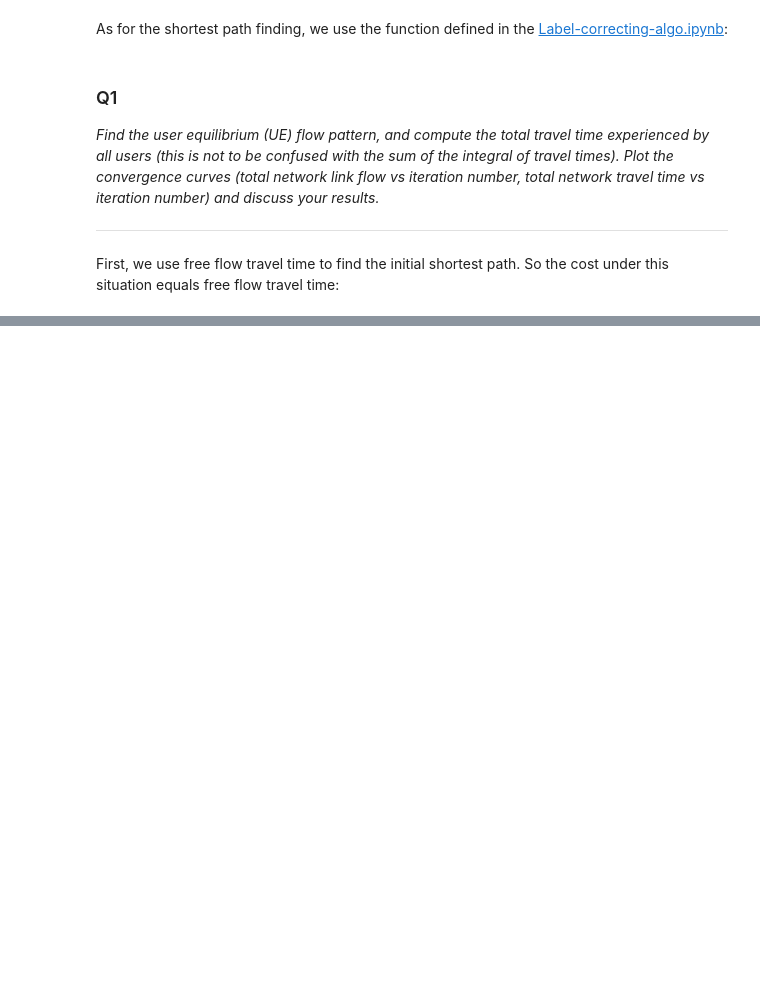
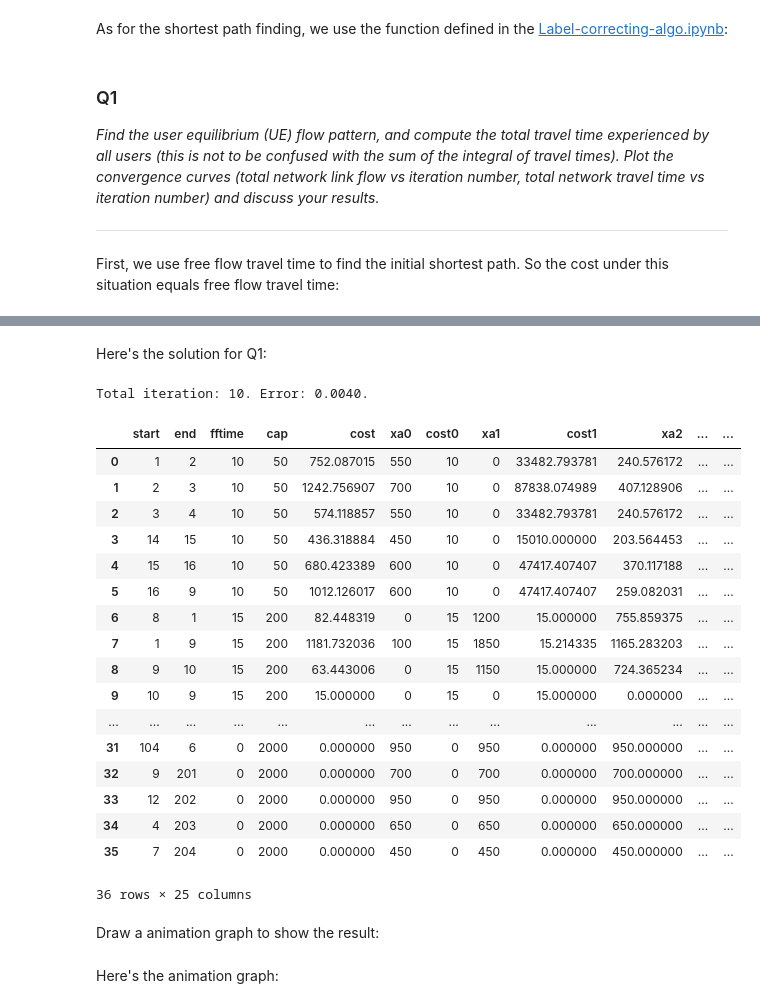
Before and after one commit to wklchris/Reports, a Jupyter notebook: Frank-Wolfe-algo.ipynb, the cells around one changed output, grey strips where cells are left out. Drawn from its saved outputs; the diff is of its cells as text; code cells hidden in the pictures; blank space fills up the shorter version.

```diff
--- a/Frank-Wolfe-algo.ipynb
+++ b/Frank-Wolfe-algo.ipynb
@@ -221,0 +254,9 @@ And we need another function to do the AON assignment to the network, i.e. assig
+# %%
+def ue_coef(df, d, xa_idx_str, alpha=0.15):
+    p4 = alpha * sum(np.multiply(df.fftime, np.divide(d ** 5, (0.9 * df.cap) ** 4)))
+    p3 = alpha * 4 * sum(np.multiply(df.fftime, np.divide(np.multiply(df[xa_idx_str], d ** 4), (0.9 * df.cap) ** 4)))
+    p2 = alpha * 6 * sum(np.multiply(df.fftime, np.divide(np.multiply(df[xa_idx_str] ** 2, d ** 3), (0.9 * df.cap) ** 4)))
+    p1 = alpha * 4 * sum(np.multiply(df.fftime, np.divide(np.multiply(df[xa_idx_str] ** 3, d ** 2), (0.9 * df.cap) ** 4)))
+    p0 = sum(alpha * np.multiply(df.fftime, np.divide(np.multiply(d, df[xa_idx_str] ** 4), (0.9 * df.cap) ** 4)) + np.multiply(df.fftime, d))
+
+    return [p0, p1, p2, p3, p4]
@@ -225,11 +268,12 @@ def frank_wolfe(x, OD_arr, thre=1, alpha=0.15):
     des_lst = OD_arr.columns
     err = thre + 1
     iters = 0
+    x.cost = x.fftime  # Double-check for s.p. algo
 
     while (err > thre):
-        iters += 1
         new_col = "xa{}".format(iters)
         x[new_col] = 0
+        x["cost{}".format(iters)] = 0
 
         # AON assignment
         for i in range(len(ori_lst)):
@@ -243,21 +287,14 @@ def frank_wolfe(x, OD_arr, thre=1, alpha=0.15):
                     front_node = splst[-1]
                     x.loc[(x.start == front_node) & (x.end == current_node), new_col] += demand
 
-        # Update the costs
-        x.cost = bpr(x[new_col], x.fftime, x.cap)
-
         # Line search
         if (iters > 1):
             direction = x[new_col] - x[old_col]
 
             # Compute the coefficients of the equation of k. 0 <= k <= 1.
-            p0 = (0.15 * alpha) / ((0.9 * x.cap) ** 4) * x[old_col] ** 4 + x.fftime
-            p1 = 4 * (0.15 * alpha) / ((0.9 * x.cap) ** 4) * np.multiply(x[old_col] ** 3, direction)
-            p2 = 6 * (0.15 * alpha) / ((0.9 * x.cap) ** 4) * np.multiply(x[old_col] ** 2, direction ** 2)
-            p3 = 4 * (0.15 * alpha) / ((0.9 * x.cap) ** 4) * np.multiply(x[old_col], direction ** 3)
-            p4 = (0.15 * alpha) / ((0.9 * x.cap) ** 4) * x[old_col] ** 4
-            k = solvex4eq(sum(p0), sum(p1), sum(p2), sum(p3), sum(p4))
-            if (type(k) != type(1)):
+            coef_lst = ue_coef(x, direction, old_col)
+            k = solvex4eq(coef_lst)
+            if (type(k) == type([])):
                 print("Solving error. Iteration: {}".format(iters))
                 return k
             x[new_col] = x[old_col] + k * (x.loc[:, new_col] - x[old_col])
@@ -265,13 +302,19 @@ def frank_wolfe(x, OD_arr, thre=1, alpha=0.15):
             # Compute the error
             err = np.sqrt(sum((x[new_col] - x[old_col]) ** 2)) / sum(x[old_col])
 
-        # Move the iteration forward
-        old_col = "xa{}".format(iters)
+        # Update the costs
+        # xa-[iters] is computed based on cost-[iters] (so cost1 == fftime)
+        x["cost{}".format(iters)] = x.cost
+        x.cost = bpr(x[new_col], x.fftime, x.cap)
 
-        if (iters > 10):
+        if (iters > 50):
             print("Too many iterations.")
             return -1000
 
+        # Move forward
+        old_col = "xa{}".format(iters)
+        iters += 1
+
+    # End of while loop
+    print("Total iteration: {}. Error: {:.4f}.".format(iters, err))
     return x
-
-frank_wolfe(bprlinkarr, ODarr)
@@ -299,0 +321,27 @@ Solving error. Iteration: 2
+# %% [markdown]
+Here's the solution for Q1:
+# %%
+q1 = frank_wolfe(bprlinkarr, ODarr, thre=0.005)
+q1
+# %% [output]
+Total iteration: 10. Error: 0.0040.
+|  | start | end | fftime | cap | cost | xa0 | cost0 | xa1 | cost1 | xa2 | ... | ... |
+| 0 | 1 | 2 | 10 | 50 | 752.087015 | 550 | 10 | 0 | 33482.793781 | 240.576172 | ... | ... |
+| 1 | 2 | 3 | 10 | 50 | 1242.756907 | 700 | 10 | 0 | 87838.074989 | 407.128906 | ... | ... |
+| 2 | 3 | 4 | 10 | 50 | 574.118857 | 550 | 10 | 0 | 33482.793781 | 240.576172 | ... | ... |
+| 3 | 14 | 15 | 10 | 50 | 436.318884 | 450 | 10 | 0 | 15010.000000 | 203.564453 | ... | ... |
+| 4 | 15 | 16 | 10 | 50 | 680.423389 | 600 | 10 | 0 | 47417.407407 | 370.117188 | ... | ... |
+| 5 | 16 | 9 | 10 | 50 | 1012.126017 | 600 | 10 | 0 | 47417.407407 | 259.082031 | ... | ... |
+| 6 | 8 | 1 | 15 | 200 | 82.448319 | 0 | 15 | 1200 | 15.000000 | 755.859375 | ... | ... |
+| 7 | 1 | 9 | 15 | 200 | 1181.732036 | 100 | 15 | 1850 | 15.214335 | 1165.283203 | ... | ... |
+| 8 | 9 | 10 | 15 | 200 | 63.443006 | 0 | 15 | 1150 | 15.000000 | 724.365234 | ... | ... |
+| 9 | 10 | 9 | 15 | 200 | 15.000000 | 0 | 15 | 0 | 15.000000 | 0.000000 | ... | ... |
+| ... | ... | ... | ... | ... | ... | ... | ... | ... | ... | ... | ... | ... |
+| 31 | 104 | 6 | 0 | 2000 | 0.000000 | 950 | 0 | 950 | 0.000000 | 950.000000 | ... | ... |
+| 32 | 9 | 201 | 0 | 2000 | 0.000000 | 700 | 0 | 700 | 0.000000 | 700.000000 | ... | ... |
+| 33 | 12 | 202 | 0 | 2000 | 0.000000 | 950 | 0 | 950 | 0.000000 | 950.000000 | ... | ... |
+| 34 | 4 | 203 | 0 | 2000 | 0.000000 | 650 | 0 | 650 | 0.000000 | 650.000000 | ... | ... |
+| 35 | 7 | 204 | 0 | 2000 | 0.000000 | 450 | 0 | 450 | 0.000000 | 450.000000 | ... | ... |
+36 rows × 25 columns
+# %% [markdown]
+Draw a animation graph to show the result:
@@ -299,0 +376,2 @@ Solving error. Iteration: 2
+# %% [markdown]
+Here's the animation graph:
```
Also changed, not shown: parts of 15 cells of this notebook, 2 other files.
